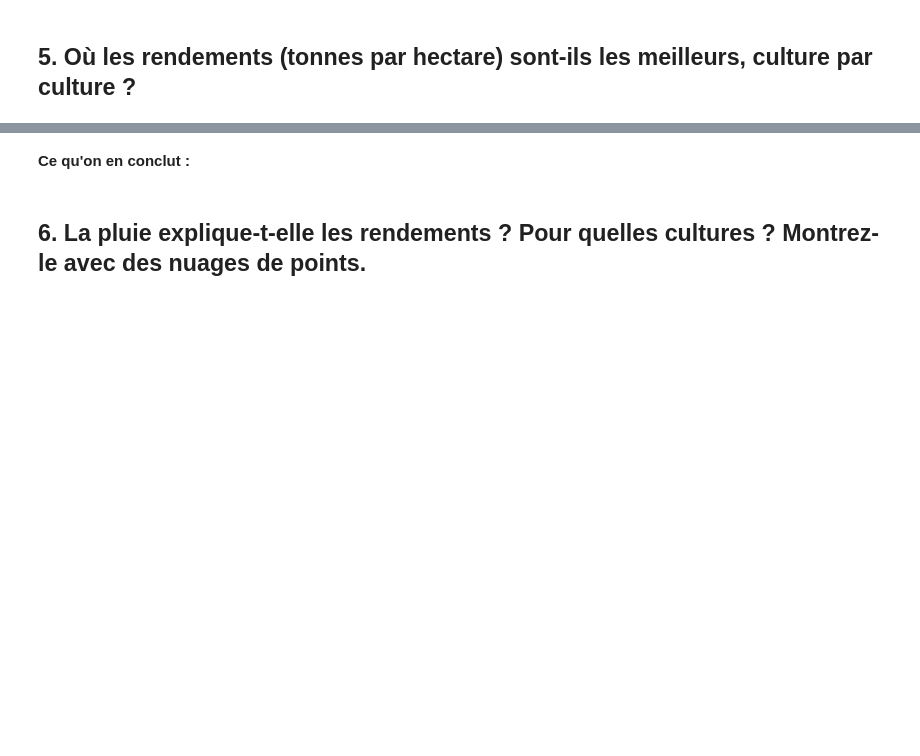
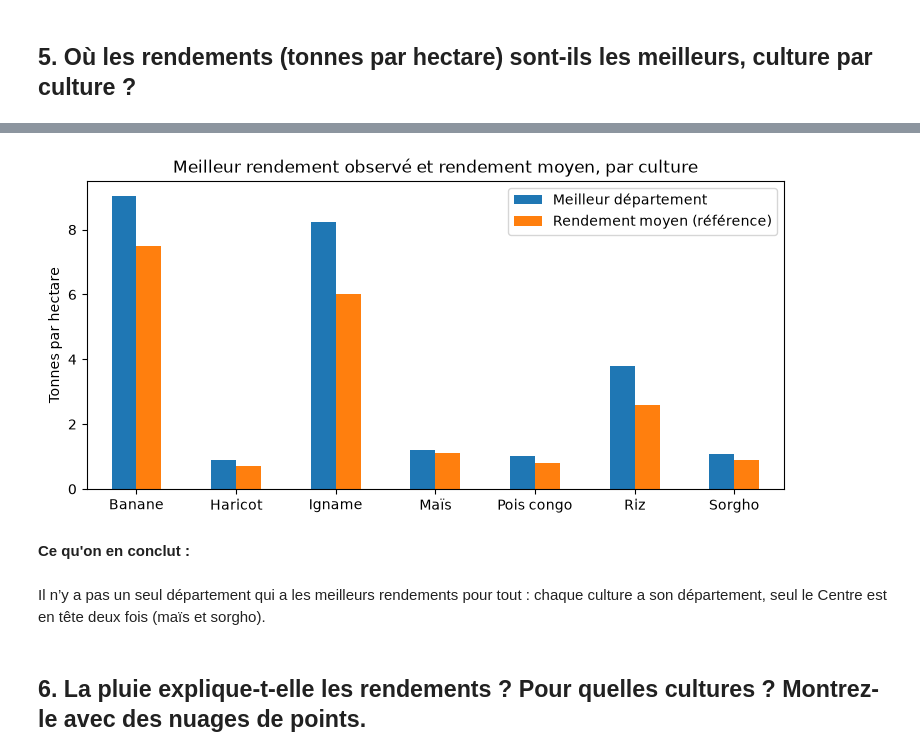
Before and after one commit to Dukensteeve/projet-data-recoltes, a Jupyter notebook: exploration.ipynb, the cells around one changed output, grey strips where cells are left out. Drawn from its saved outputs; the diff is of its cells as text; code cells hidden in the pictures; blank space fills up the shorter version.

```diff
--- a/exploration.ipynb
+++ b/exploration.ipynb
@@ -180,3 +180,20 @@ Il reste 376 lignes, propres, sur les 408 du départ.
 Joignez `propre` avec `cultures.csv`, `pluies.csv`, et ajoutez les colonnes calculées dont vous aurez besoin. Comptez les lignes avant et après chaque `merge`.
 
 **Contrôle :** 376 lignes après les jointures, autant qu'avant.
+# %%
+pluies = pd.read_csv("donnees/pluies.csv")
+
+print("Avant :", len(propre))
+
+complet = propre.merge(cultures, on="culture", how="left")
+print("Après cultures :", len(complet))
+
+complet = complet.merge(pluies, on=["annee", "saison", "departement"], how="left")
+print("Après pluies :", len(complet))
+
+complet = complet.merge(departements, on="departement", how="left")
+print("Après départements :", len(complet))
+
+print()
+print("Manquants après jointures :")
+print(complet.isna().sum())
@@ -193,2 +294,7 @@ complet.to_csv("donnees/recoltes_propre.csv", index=False)
 # %% [markdown]
 ## 5. Où les rendements (tonnes par hectare) sont-ils les meilleurs, culture par culture ?
+# %%
+sommes = complet.groupby(["culture", "departement"])[["production_t", "surface_ha"]].sum()
+sommes["rendement"] = sommes["production_t"] / sommes["surface_ha"]
+rendements = sommes["rendement"].unstack().round(2)
+rendements
@@ -194,0 +311,8 @@ complet.to_csv("donnees/recoltes_propre.csv", index=False)
+# %%
+meilleurs = pd.DataFrame({
+    "meilleur_departement": rendements.idxmax(axis=1),
+    "rendement_t_ha": rendements.max(axis=1),
+    "rendement_moyen_t_ha": cultures.set_index("culture")["rendement_moyen_t_ha"],
+})
+meilleurs["ecart_%"] = ((meilleurs["rendement_t_ha"] / meilleurs["rendement_moyen_t_ha"] - 1) * 100).round(1)
+meilleurs
@@ -195,4 +329,15 @@ complet.to_csv("donnees/recoltes_propre.csv", index=False)
+# %%
+ax = meilleurs[["rendement_t_ha", "rendement_moyen_t_ha"]].plot.bar(figsize=(9, 4), rot=0)
+ax.set_title("Meilleur rendement observé et rendement moyen, par culture")
+ax.set_xlabel("")
+ax.set_ylabel("Tonnes par hectare")
+ax.legend(["Meilleur département", "Rendement moyen (référence)"])
+plt.show()
+# %% [output]
+[figure, added]
 # %% [markdown]
 **Ce qu'on en conclut :**
+# %% [markdown]
+Il n’y a pas un seul département qui a les meilleurs rendements pour tout : chaque culture a son département, seul le Centre est en tête deux fois (maïs et sorgho).
 # %% [markdown]
 ## 6. La pluie explique-t-elle les rendements ? Pour quelles cultures ? Montrez-le avec des nuages de points.
```
Also changed, not shown: parts of 17 cells of this notebook, 2 other files.
